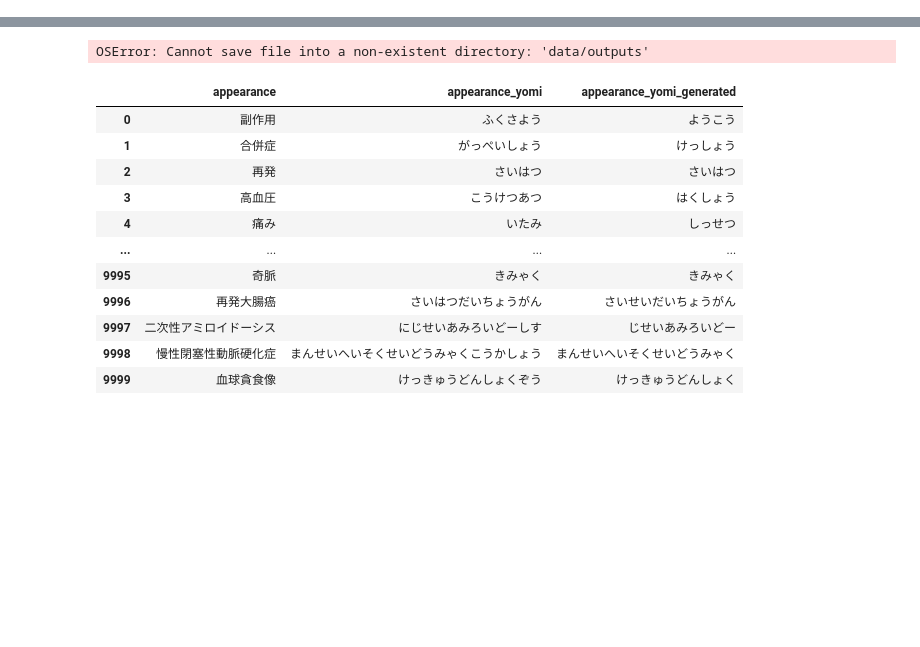
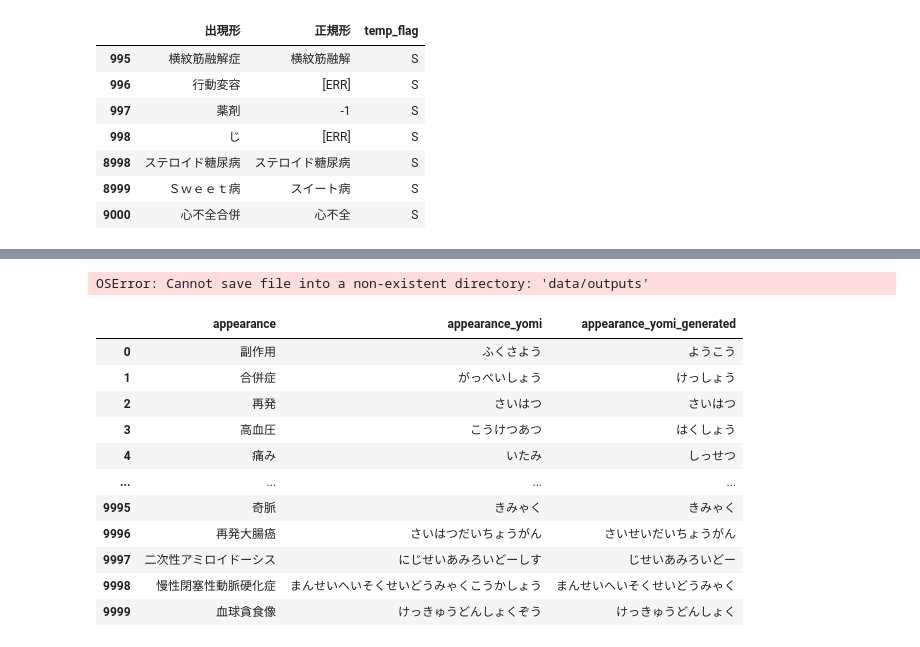
Before and after one commit to sociocom/dicomplete, a Jupyter notebook: notebooks/explore.ipynb, the cells around one changed output, grey strips where cells are left out. Cells and saved outputs as stored; diff of their text form; code cells hidden in the pictures; blank space fills up the shorter version.

```diff
--- a/notebooks/explore.ipynb
+++ b/notebooks/explore.ipynb
@@ -102,14 +110,26 @@ Name: appearance_yomi, dtype: float64
 # %%
 ranks = "SABCDE"
-rank = "A"
-input_column="appearance"
-target_column="appearance_yomi"
+rank = "S"
+input_column="出現形"
+target_column="正規形"
+reliability_column="temp_flag"
 ix_train = ranks.index(rank) + 1  # => 1 + 1 = 2
 ranks_train = ranks[:ix_train]    # => "SA"
 str_ranks_train = r"|".join(r for r in ranks_train)  # => "S|A"
-mask_train = df[f'{target_column}_reliability'].fillna("E").str.contains(str_ranks_train)
-df_train = df[mask_train][[input_column, target_column, f'{target_column}_reliability']]
-df_test = df[~mask_train][[input_column, target_column, f'{target_column}_reliability']]  # ~mask_train == not mask_train
+mask_train = df[reliability_column].fillna("E").str.contains(str_ranks_train)
+df_train = df[mask_train][[input_column, target_column, reliability_column]]
+df_test = df[~mask_train][[input_column, target_column, reliability_column]]  # ~mask_train == not mask_train
+# %%
+df_train.iloc[995:1002,:]
+# %% [output]
+|  | 出現形 | 正規形 | temp_flag |
+| 995 | 横紋筋融解症 | 横紋筋融解 | S |
+| 996 | 行動変容 | [ERR] | S |
+| 997 | 薬剤 | -1 | S |
+| 998 | じ | [ERR] | S |
+| 8998 | ステロイド糖尿病 | ステロイド糖尿病 | S |
+| 8999 | Ｓｗｅｅｔ病 | スイート病 | S |
+| 9000 | 心不全合併 | 心不全 | S |
 # %%
 # 事前学習済みモデル
 # MODEL_NAME = "megagonlabs/t5-base-japanese-web"
```
Also changed, not shown: parts of 17 cells of this notebook, 5 other files.
